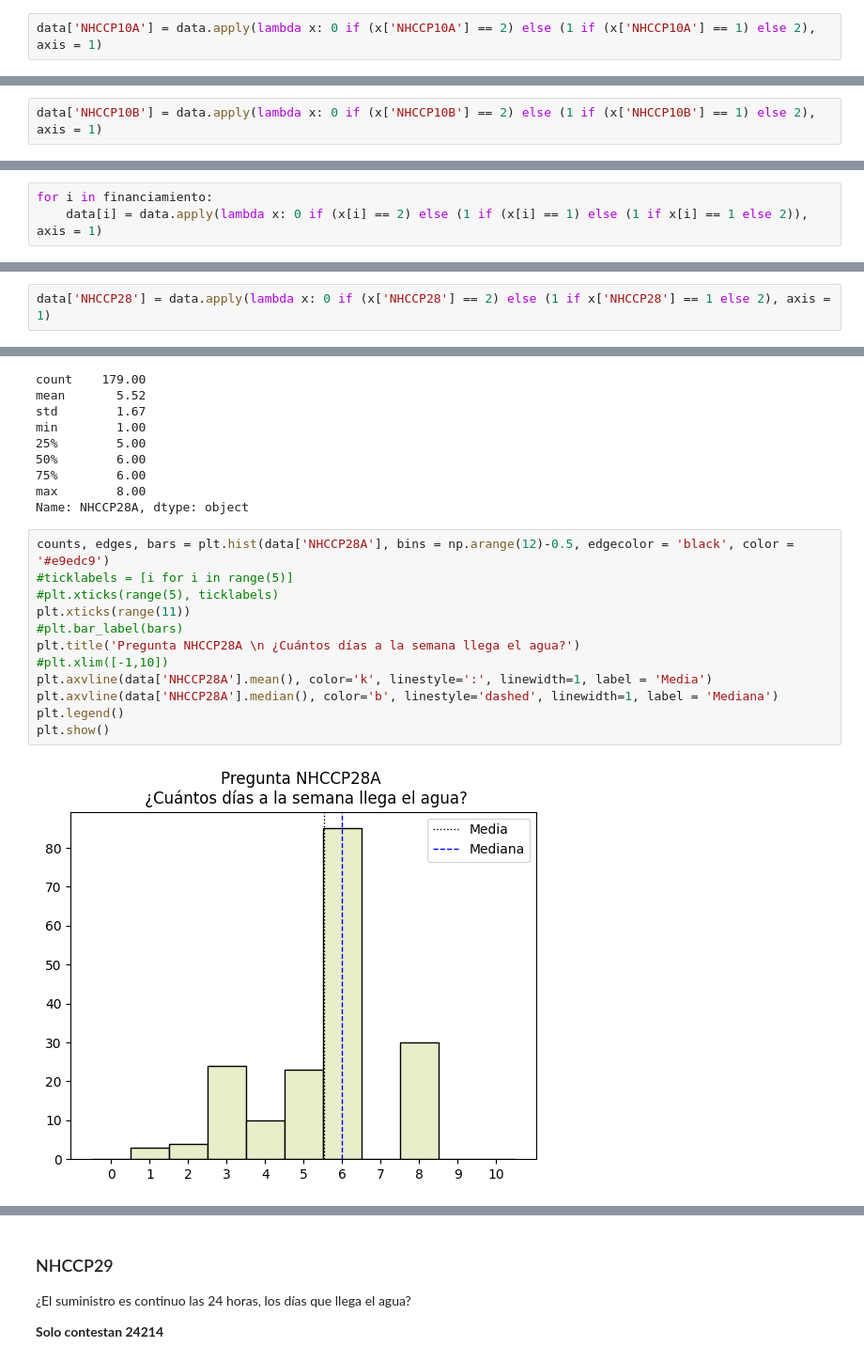
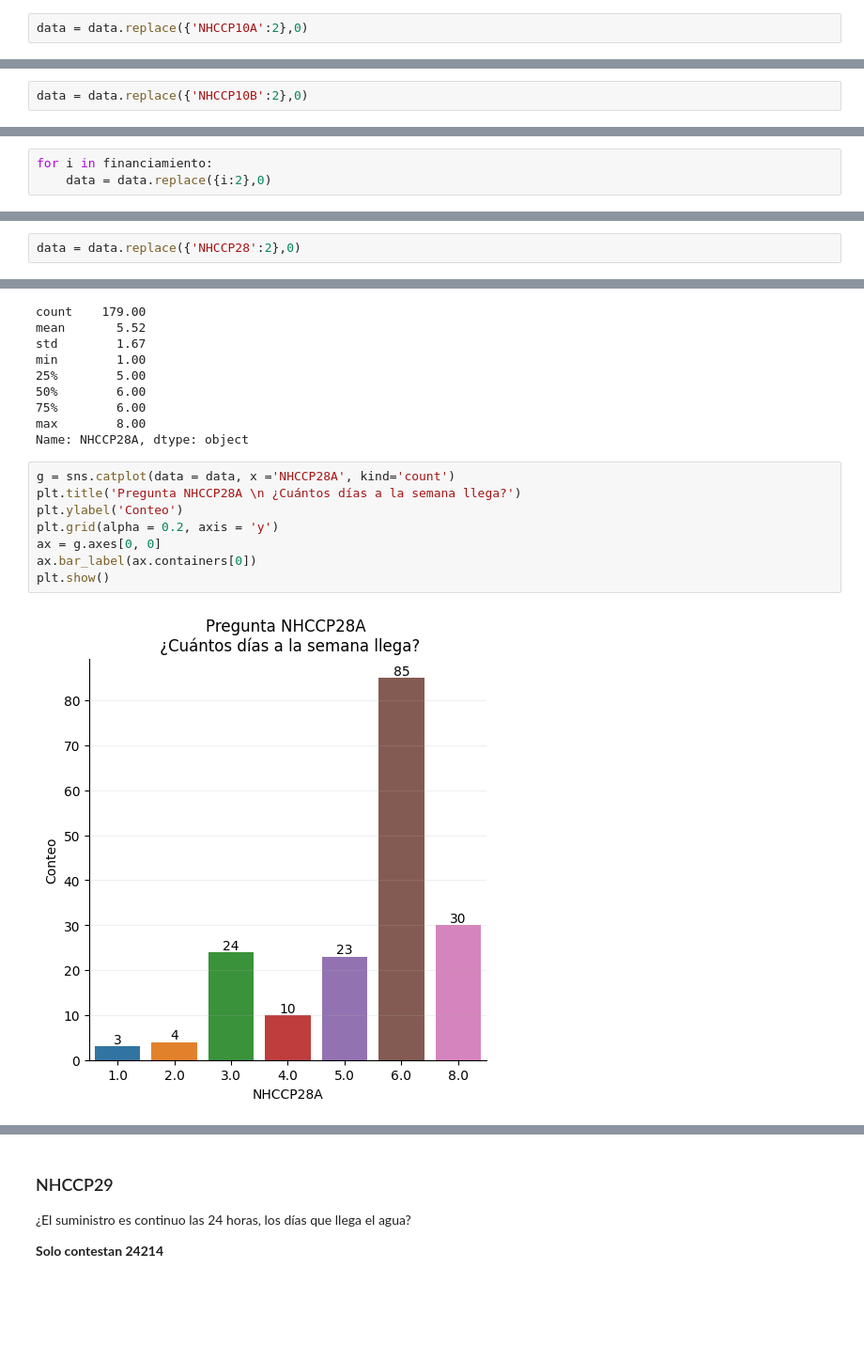
Before and after one commit to pinnzonandres/Encuesta-Multiproposito-Suba, a Jupyter notebook: Jupyter Scripts/2 - Parte EDA & Limpieza - Sección NHCCP.ipynb, the cells around one changed output, grey strips where cells are left out. Shown at 94% size. Drawn from its saved outputs; the diff is of its cells as text; blank space fills up the shorter version.

```diff
--- a/Jupyter Scripts/2 - Parte EDA & Limpieza - Sección NHCCP.ipynb
+++ b/Jupyter Scripts/2 - Parte EDA & Limpieza - Sección NHCCP.ipynb
@@ -156,7 +176,7 @@ data['NHCCP10A'].count()
 # %% [output]
 9522
 # %%
-data['NHCCP10A'] = data.apply(lambda x: 0 if (x['NHCCP10A'] == 2) else (1 if (x['NHCCP10A'] == 1) else 2), axis = 1)
+data = data.replace({'NHCCP10A':2},0)
 # %%
 plt.figure(figsize=(10,5))
 bars = plt.bar(data['NHCCP10A'].value_counts().index.tolist(),data['NHCCP10A'].value_counts().tolist(), edgecolor = 'black', color = '#f5cac3')
@@ -187,4 +207,4 @@ data['NHCCP10B'].value_counts()
 1.0    2904
 Name: NHCCP10B, dtype: int64
 # %%
-data['NHCCP10B'] = data.apply(lambda x: 0 if (x['NHCCP10B'] == 2) else (1 if (x['NHCCP10B'] == 1) else 2), axis = 1)
+data = data.replace({'NHCCP10B':2},0)
@@ -237,5 +259,5 @@ financiamiento
  'NHCCP13J']
 # %%
 for i in financiamiento:
-    data[i] = data.apply(lambda x: 0 if (x[i] == 2) else (1 if (x[i] == 1) else (1 if x[i] == 1 else 2)), axis = 1)
+    data = data.replace({i:2},0)
 # %%
@@ -426,5 +456,5 @@ data['NHCCP28'].count()
 # %% [output]
 24214
 # %%
-data['NHCCP28'] = data.apply(lambda x: 0 if (x['NHCCP28'] == 2) else (1 if x['NHCCP28'] == 1 else 2), axis = 1)
+data = data.replace({'NHCCP28':2},0)
 # %%
@@ -458,16 +490,12 @@ min        1.00
 max        8.00
 Name: NHCCP28A, dtype: object
 # %%
-counts, edges, bars = plt.hist(data['NHCCP28A'], bins = np.arange(12)-0.5, edgecolor = 'black', color = '#e9edc9')
-#ticklabels = [i for i in range(5)]
-#plt.xticks(range(5), ticklabels)
-plt.xticks(range(11))
-#plt.bar_label(bars)
-plt.title('Pregunta NHCCP28A \n ¿Cuántos días a la semana llega el agua?')
-#plt.xlim([-1,10])
-plt.axvline(data['NHCCP28A'].mean(), color='k', linestyle=':', linewidth=1, label = 'Media')
-plt.axvline(data['NHCCP28A'].median(), color='b', linestyle='dashed', linewidth=1, label = 'Mediana')
-plt.legend()
+g = sns.catplot(data = data, x ='NHCCP28A', kind='count')
+plt.title('Pregunta NHCCP28A \n ¿Cuántos días a la semana llega?')
+plt.ylabel('Conteo')
+plt.grid(alpha = 0.2, axis = 'y')
+ax = g.axes[0, 0]
+ax.bar_label(ax.containers[0])
 plt.show()
 # %% [output]
-[figure, old version]
+[figure, new version]
```
Also changed, not shown: parts of 45 cells of this notebook.
